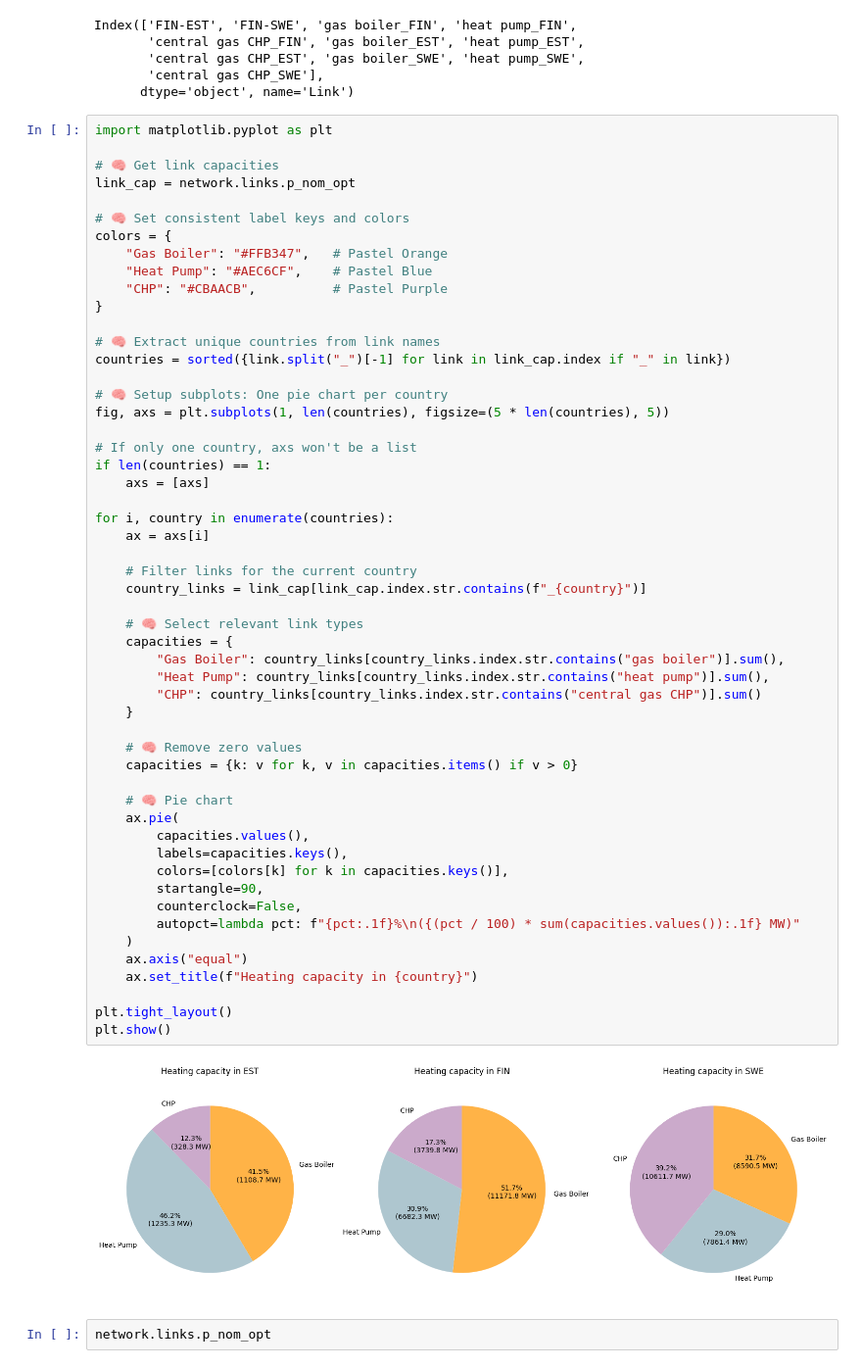
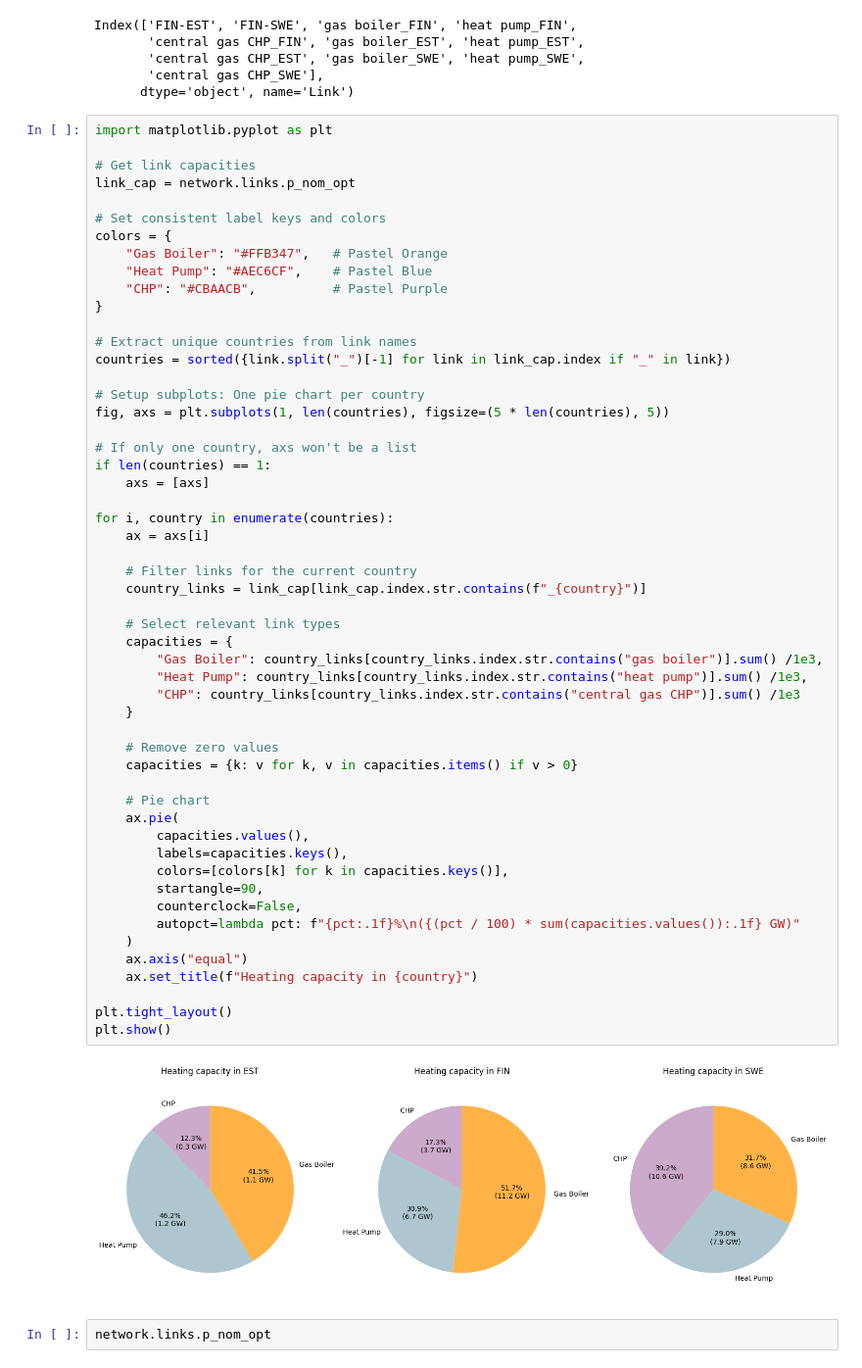
Before and after one commit to NicolineSimoneDTU/Integrated_Project, a Jupyter notebook: project.ipynb, the cells around one changed output. Shown at 98% size. Cells and saved outputs as stored; diff of their text form.

```diff
--- a/project.ipynb
+++ b/project.ipynb
@@ -1303,58 +1518,58 @@ Index(['FIN-EST', 'FIN-SWE', 'gas boiler_FIN', 'heat pump_FIN',
 # %%
 import matplotlib.pyplot as plt
 
-# 🧠 Get link capacities
+# Get link capacities
 link_cap = network.links.p_nom_opt
 
-# 🧠 Set consistent label keys and colors
+# Set consistent label keys and colors
 colors = {
     "Gas Boiler": "#FFB347",   # Pastel Orange
     "Heat Pump": "#AEC6CF",    # Pastel Blue
     "CHP": "#CBAACB",          # Pastel Purple
 }
 
-# 🧠 Extract unique countries from link names
+# Extract unique countries from link names
 countries = sorted({link.split("_")[-1] for link in link_cap.index if "_" in link})
 
-# 🧠 Setup subplots: One pie chart per country
+# Setup subplots: One pie chart per country
 fig, axs = plt.subplots(1, len(countries), figsize=(5 * len(countries), 5))
 
 # If only one country, axs won't be a list
 if len(countries) == 1:
     axs = [axs]
 
 for i, country in enumerate(countries):
     ax = axs[i]
 
     # Filter links for the current country
     country_links = link_cap[link_cap.index.str.contains(f"_{country}")]
 
-    # 🧠 Select relevant link types
+    # Select relevant link types
     capacities = {
-        "Gas Boiler": country_links[country_links.index.str.contains("gas boiler")].sum(),
-        "Heat Pump": country_links[country_links.index.str.contains("heat pump")].sum(),
-        "CHP": country_links[country_links.index.str.contains("central gas CHP")].sum()
+        "Gas Boiler": country_links[country_links.index.str.contains("gas boiler")].sum() /1e3,
+        "Heat Pump": country_links[country_links.index.str.contains("heat pump")].sum() /1e3,
+        "CHP": country_links[country_links.index.str.contains("central gas CHP")].sum() /1e3
     }
 
-    # 🧠 Remove zero values
+    # Remove zero values
     capacities = {k: v for k, v in capacities.items() if v > 0}
 
-    # 🧠 Pie chart
+    # Pie chart
     ax.pie(
         capacities.values(),
         labels=capacities.keys(),
         colors=[colors[k] for k in capacities.keys()],
         startangle=90,
         counterclock=False,
-        autopct=lambda pct: f"{pct:.1f}%\n({(pct / 100) * sum(capacities.values()):.1f} MW)"
+        autopct=lambda pct: f"{pct:.1f}%\n({(pct / 100) * sum(capacities.values()):.1f} GW)"
     )
     ax.axis("equal")
     ax.set_title(f"Heating capacity in {country}")
 
 plt.tight_layout()
 plt.show()
 # %% [output]
-[figure, old version]
+[figure, new version]
 # %%
 network.links.p_nom_opt
 # %% [output]
```
Also changed, not shown: parts of 16 cells of this notebook.
